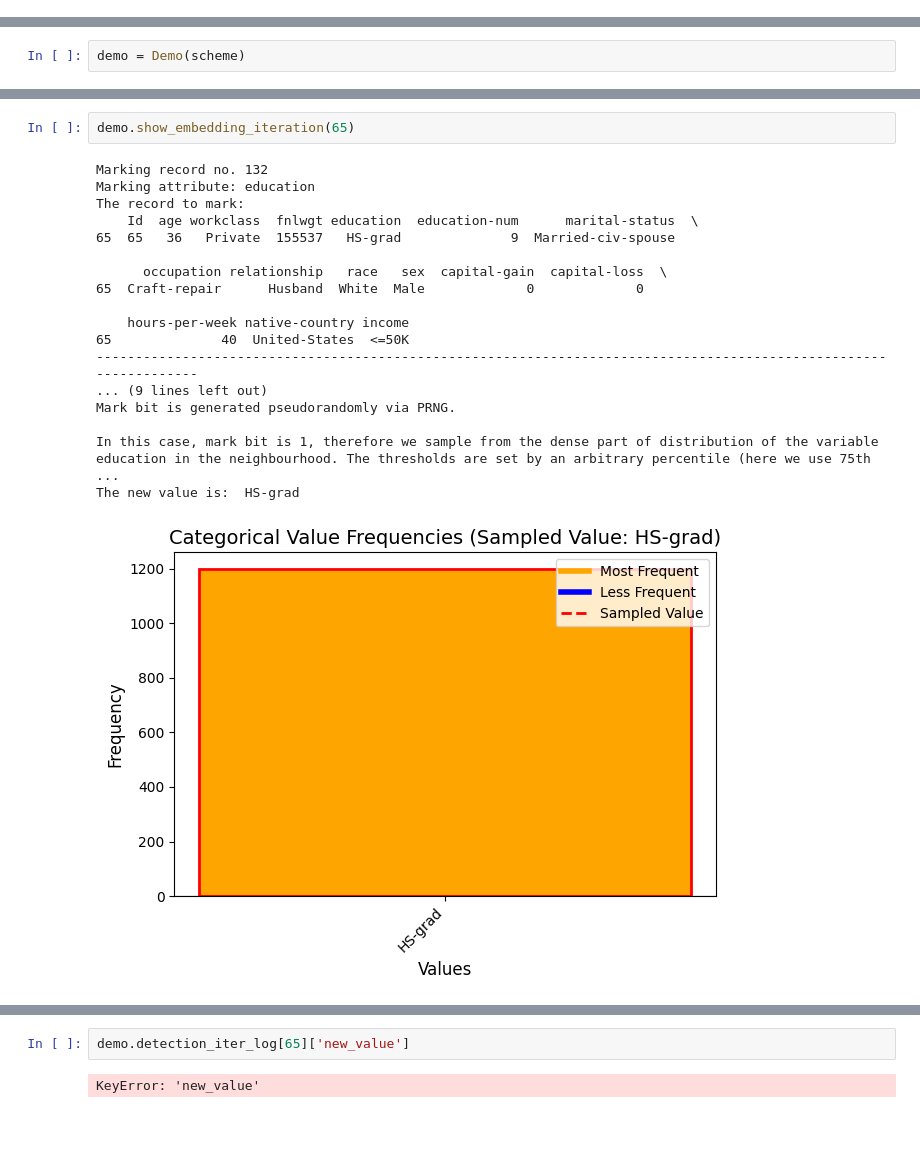
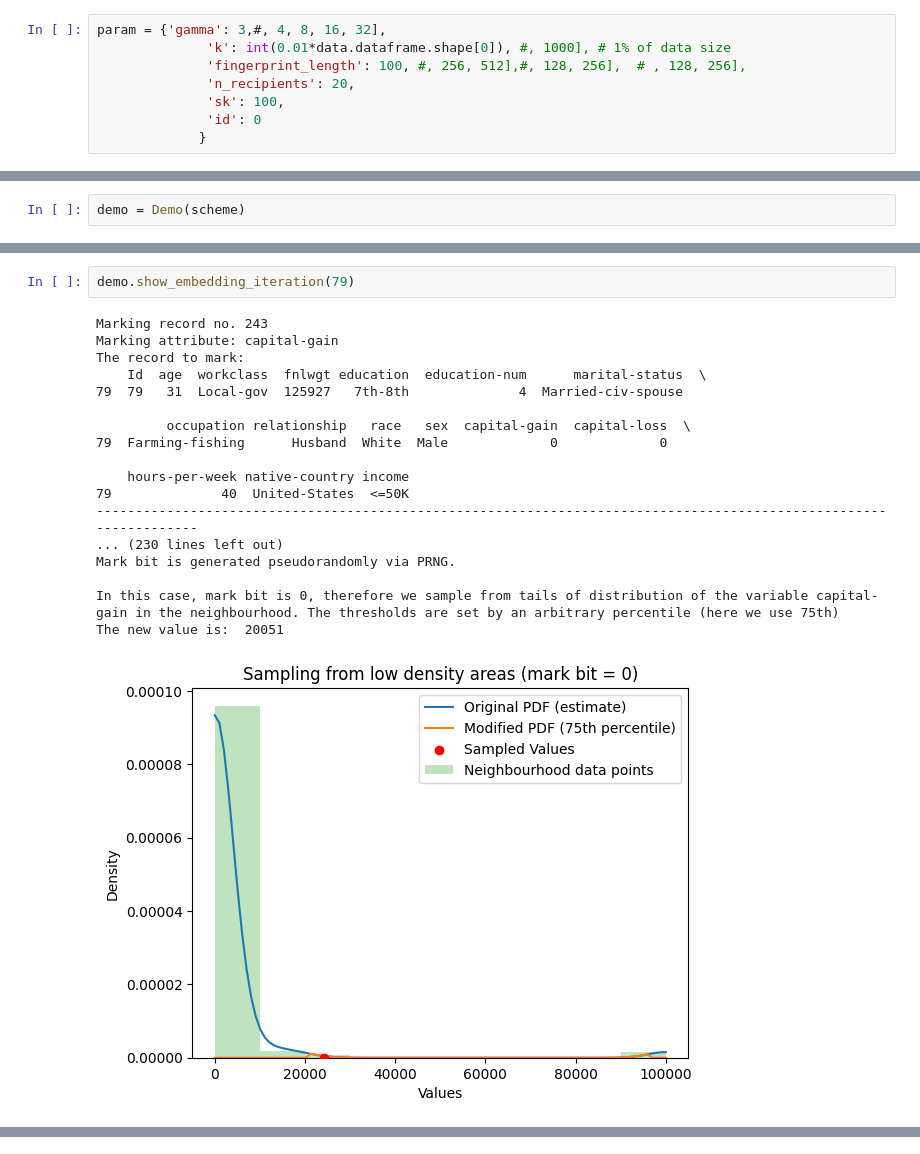
Before and after one commit to tanjascats/NCorr-FP, a Jupyter notebook: adult_pipeline.ipynb, the cells around one changed output, grey strips where cells are left out. Saved outputs shown, nothing was run; the diff lists cells and outputs as text; blank space fills up the shorter version.

```diff
--- a/adult_pipeline.ipynb
+++ b/adult_pipeline.ipynb
@@ -44,3 +33,11 @@ Index(['Id', 'age', 'workclass', 'fnlwgt', 'education', 'education-num',
        'capital-gain', 'capital-loss', 'hours-per-week', 'native-country',
        'income'],
       dtype='object')
+# %%
+param = {'gamma': 3,#, 4, 8, 16, 32],
+              'k': int(0.01*data.dataframe.shape[0]), #, 1000], # 1% of data size
+              'fingerprint_length': 100, #, 256, 512],#, 128, 256],  # , 128, 256],
+              'n_recipients': 20,
+              'sk': 100,
+              'id': 0
+             }
@@ -131,21 +146,21 @@ max(demo.detection_iter_log[26]['dist'][0])
 # %%
-demo.show_embedding_iteration(65)
+demo.show_embedding_iteration(79)
 # %% [output]
-Marking record no. 132
-Marking attribute: education
+Marking record no. 243
+Marking attribute: capital-gain
 The record to mark:
-    Id  age workclass  fnlwgt education  education-num      marital-status  \
-65  65   36   Private  155537   HS-grad              9  Married-civ-spouse
+    Id  age  workclass  fnlwgt education  education-num      marital-status  \
+79  79   31  Local-gov  125927   7th-8th              4  Married-civ-spouse
 
-      occupation relationship   race   sex  capital-gain  capital-loss  \
-65  Craft-repair      Husband  White  Male             0             0
+         occupation relationship   race   sex  capital-gain  capital-loss  \
+79  Farming-fishing      Husband  White  Male             0             0
 
     hours-per-week native-country income
-65              40  United-States  <=50K
+79              40  United-States  <=50K
 ------------------------------------------------------------------------------------------------------------------
-... (9 lines left out)
+... (230 lines left out)
 Mark bit is generated pseudorandomly via PRNG.
 
-In this case, mark bit is 1, therefore we sample from the dense part of distribution of the variable education in the neighbourhood. The thresholds are set by an arbitrary percentile (here we use 75th ...
-The new value is:  HS-grad
+In this case, mark bit is 0, therefore we sample from tails of distribution of the variable capital-gain in the neighbourhood. The thresholds are set by an arbitrary percentile (here we use 75th)
+The new value is:  20051
-[figure, old version]
+[figure, new version]
@@ -162,5 +177 @@ The fingerprinted record is:
-# %%
-demo.detection_iter_log[65]['new_value']
-# %% [output]
-KeyError: 'new_value'
 # %%
```
Also changed, not shown: parts of 21 cells of this notebook, 6 other files.
